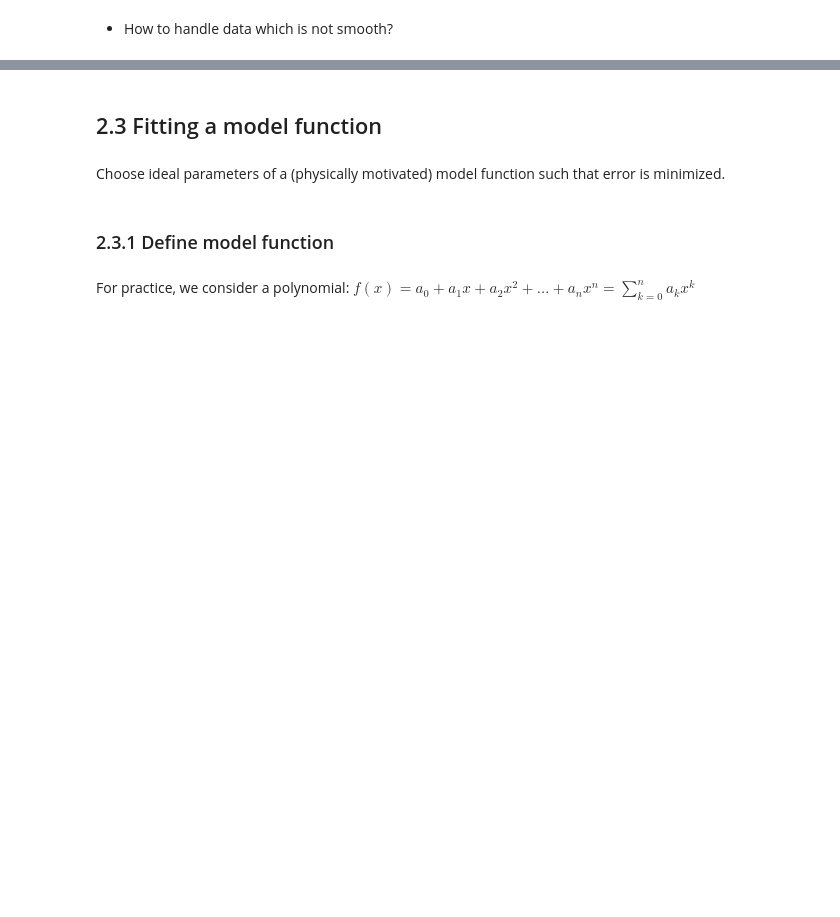
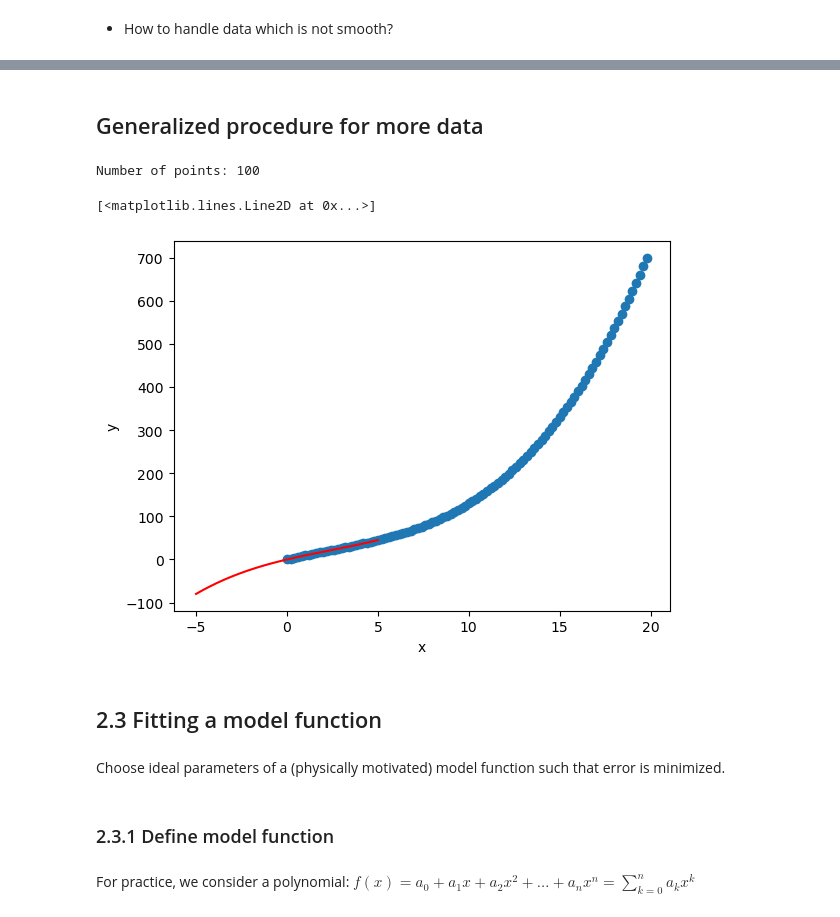
Before and after one commit to Alverd02/Computational-Physics, a Jupyter notebook: Series expansion, interpolation and data fitting/03_Interpolation_template.ipynb, the cells around one changed output, grey strips where cells are left out. Drawn from its saved outputs; the diff is of its cells as text; code cells hidden in the pictures; blank space fills up the shorter version.

Commit message:
Series expansion, interpolation and data fitting.

```diff
--- a/Series expansion, interpolation and data fitting/03_Interpolation_template.ipynb
+++ b/Series expansion, interpolation and data fitting/03_Interpolation_template.ipynb
@@ -406,3 +410,28 @@ plt.plot(x_list, sum(y_list))
+# %% [markdown]
+## Generalized procedure for more data
+# %%
+n = int(input("Number of points: "))
+
+datapoly = data[:,n:2*n]
+
+x = np.array([datapoly[0]**i for i in range(len(datapoly[0]))])
+x_T = np.transpose(x)
+
+y = datapoly[1,:]
+
+sol = np.linalg.solve(x_T, y)
+
+plt.xlabel("x")
+plt.ylabel("y")
+
+x_list = np.linspace(-5, 5, 901)
+y_list = [sol[i]*x_list**i for i in range(len(sol))]
+plt.scatter(datapoly[0], datapoly[1])
+plt.plot(x_list, sum(y_list), color="red")
+# %% [output]
+Number of points: 100
+[<matplotlib.lines.Line2D at 0x...>]
+[figure, added]
 # %% [markdown]
 ## 2.3 Fitting a model function
 # %% [markdown]
```
Also changed, not shown: parts of 25 cells of this notebook.
